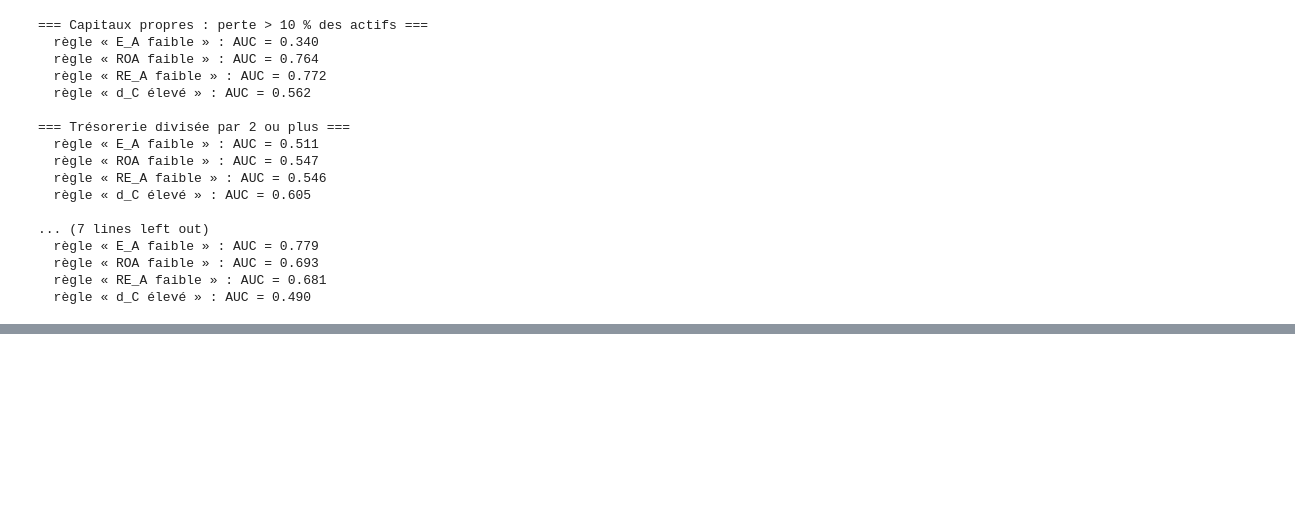
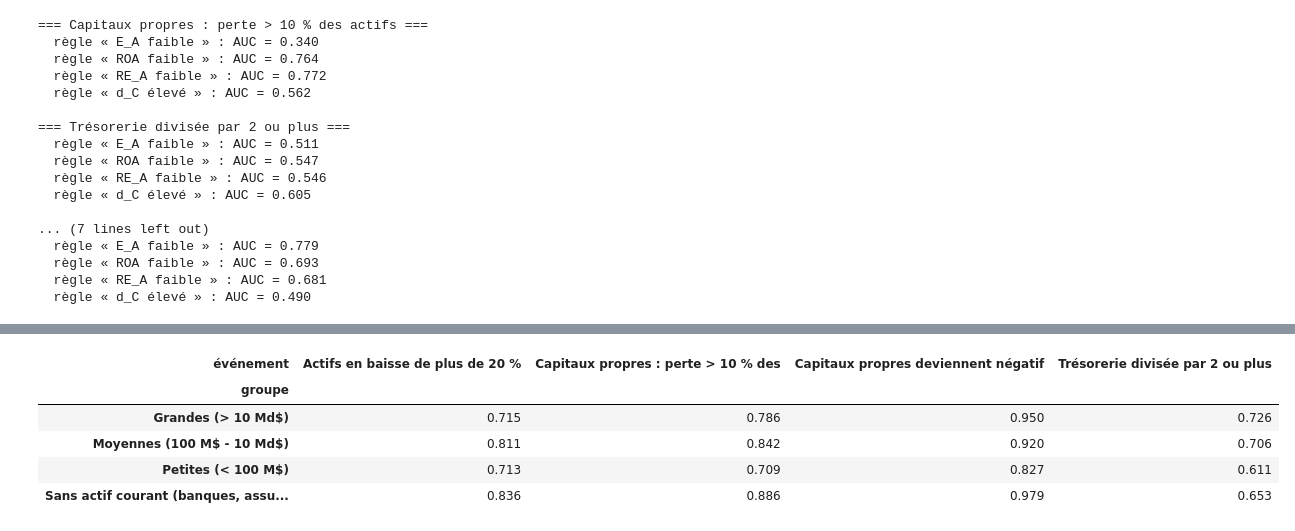
Before and after one commit to Khaoulalim/balance-sheet-scoring, a Jupyter notebook: notebooks/07_degradations.ipynb, the cells around one changed output, grey strips where cells are left out. Saved outputs shown, nothing was run; the diff lists cells and outputs as text; code cells hidden in the pictures; blank space fills up the shorter version.

```diff
--- a/notebooks/07_degradations.ipynb
+++ b/notebooks/07_degradations.ipynb
@@ -156,0 +168,21 @@ for nom, (evt, ok) in EVENEMENTS.items():
+# %%
+from itertools import product
+
+grille = [dict(learning_rate=lr, max_leaf_nodes=nl, min_samples_leaf=ms)
+          for lr, nl, ms in product([0.03, 0.05, 0.1], [15, 31], [50, 100, 300])]
+
+meilleurs = {}
+for nom, (evt, ok) in EVENEMENTS.items():
+    tr = table[ok & (table["split"] == "train")]
+    va = table[ok & (table["split"] == "val")]
+    y_tr, y_va = evt[tr.index].astype(int), evt[va.index].astype(int)
+    essais = []
+    for params in grille:
+        clf = HistGradientBoostingClassifier(max_iter=300, l2_regularization=1.0,
+                                             random_state=0, **params)
+        clf.fit(tr[FEATURES], y_tr)
+        essais.append({**params, "AUC": roc_auc_score(y_va, clf.predict_proba(va[FEATURES])[:, 1])})
+    essais = pd.DataFrame(essais).sort_values("AUC", ascending=False)
+    meilleurs[nom] = essais.iloc[0].drop("AUC").to_dict()
+    print(f"\n=== {nom} ===")
+    print(essais.head(3).round(4).to_string(index=False))
@@ -156,0 +254,30 @@ for nom, (evt, ok) in EVENEMENTS.items():
+# %%
+groupes = {
+    "Petites (< 100 M$)":         lambda d: d["taille"] < 8,
+    "Moyennes (100 M$ - 10 Md$)": lambda d: d["taille"].between(8, 10),
+    "Grandes (> 10 Md$)":         lambda d: d["taille"] > 10,
+    "Sans actif courant (banques, assurances)": lambda d: d["AC_A"].isna(),
+}
+lignes = []
+for nom, (evt, ok) in EVENEMENTS.items():
+    tr = table[ok & (table["split"] == "train")]
+    va = table[ok & (table["split"] == "val")]
+    clf = HistGradientBoostingClassifier(max_iter=300, l2_regularization=1.0, random_state=0,
+                                         **{k: (int(v) if k != "learning_rate" else v)
+                                            for k, v in meilleurs[nom].items()})
+    clf.fit(tr[FEATURES], evt[tr.index].astype(int))
+    p = pd.Series(clf.predict_proba(va[FEATURES])[:, 1], index=va.index)
+    for g, cond in groupes.items():
+        m = cond(va)
+        y = evt[va.index][m].astype(int)
+        if m.sum() > 100 and 0 < y.mean() < 1:
+            lignes.append({"événement": nom[:35], "groupe": g, "n": int(m.sum()),
+                           "AUC": roc_auc_score(y, p[m])})
+pd.DataFrame(lignes).pivot(index="groupe", columns="événement", values="AUC").round(3)
+# %% [output]
+| événement | Actifs en baisse de plus de 20 % | Capitaux propres : perte > 10 % des | Capitaux propres deviennent négatif | Trésorerie divisée par 2 ou plus |
+| groupe |  |  |  |  |
+| Grandes (> 10 Md$) | 0.715 | 0.786 | 0.950 | 0.726 |
+| Moyennes (100 M$ - 10 Md$) | 0.811 | 0.842 | 0.920 | 0.706 |
+| Petites (< 100 M$) | 0.713 | 0.709 | 0.827 | 0.611 |
+| Sans actif courant (banques, assu... | 0.836 | 0.886 | 0.979 | 0.653 |
```
Also changed, not shown: parts of 4 cells of this notebook.
